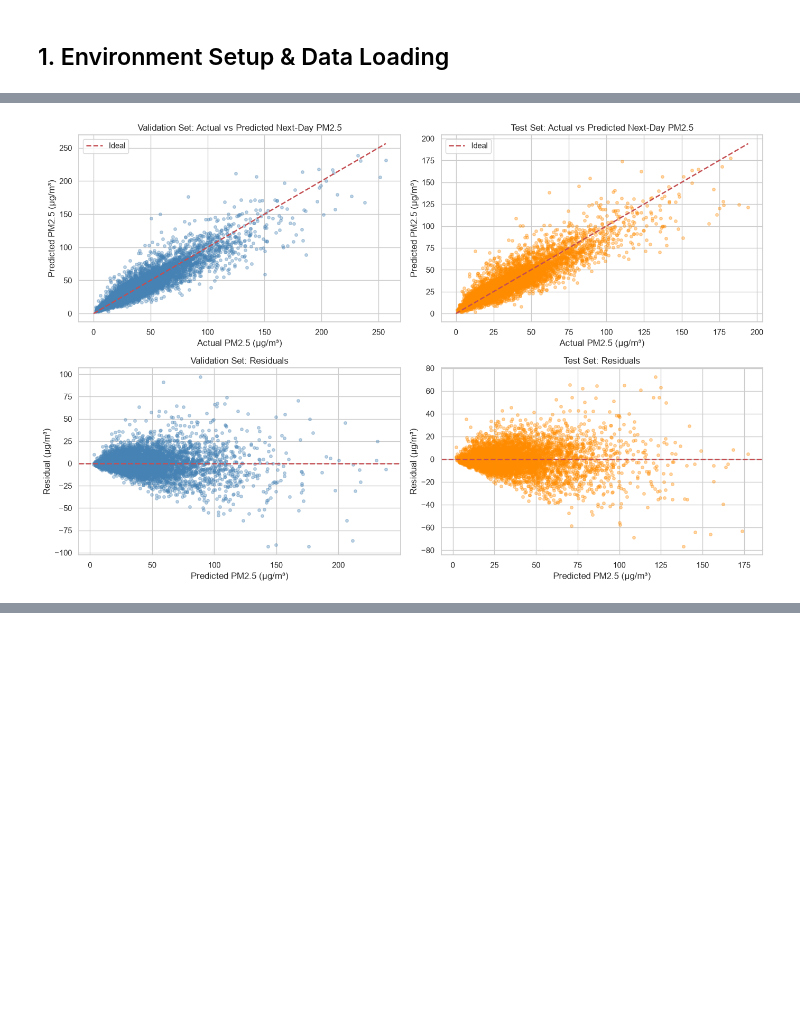
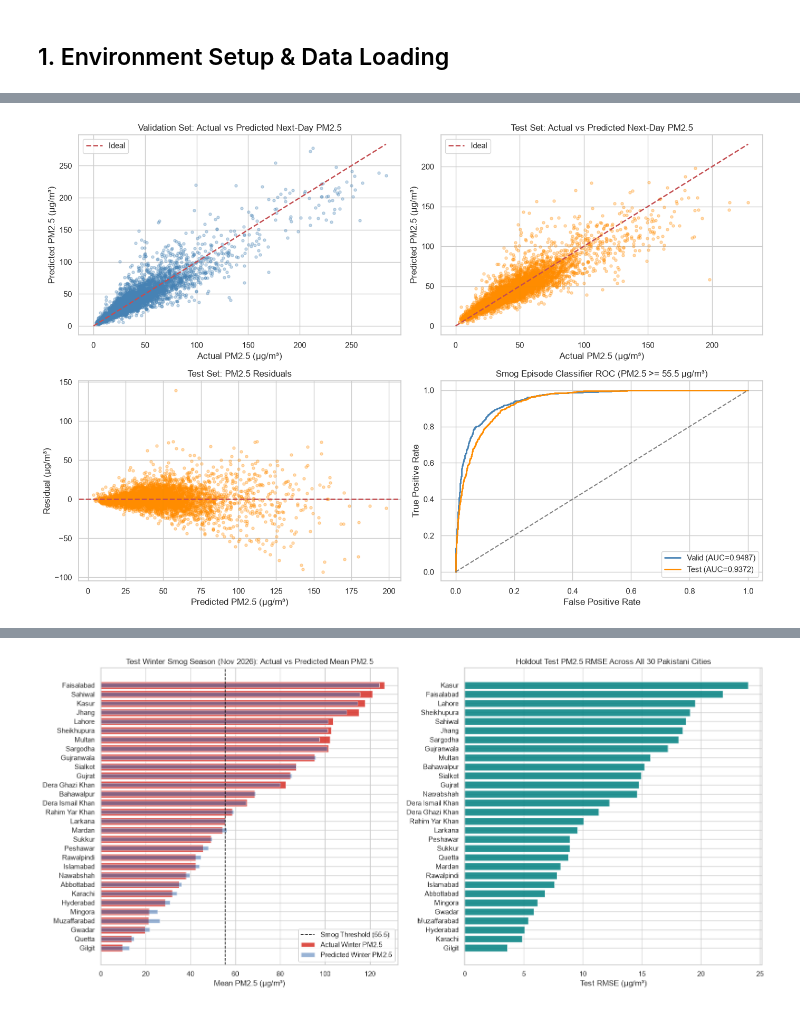
Before and after one commit to asteroidcrib729/urban-aqi-prediction, a Jupyter notebook: urban-aqi-prediction.ipynb, the cells around one changed output, grey strips where cells are left out. Cells and saved outputs as stored; diff of their text form; code cells hidden in the pictures; blank space fills up the shorter version.

```diff
--- a/urban-aqi-prediction.ipynb
+++ b/urban-aqi-prediction.ipynb
@@ -232,30 +313,77 @@ Saved trained model artifact -> model/air_quality_linear_regression_model.pkl
 # %%
-# Diagnostic plots: Actual vs Predicted and Residuals
-fig, axes = plt.subplots(2, 2, figsize=(14, 9))
+# Diagnostic plots: Validation & Test PM2.5 predictions, residuals, and Smog ROC curve
+fig, axes = plt.subplots(2, 2, figsize=(14, 9.5))
 
 for col_idx, (label, frame, preds, color) in enumerate([
     ('Validation Set', valid_df, pred_val, 'steelblue'),
     ('Test Set', test_df, pred_test, 'darkorange'),
 ]):
     y_true = frame['target_pm25']
-    residuals = y_true - preds
-
-    axes[0, col_idx].scatter(y_true, preds, alpha=0.35, s=16, color=color)
+    axes[0, col_idx].scatter(y_true, preds, alpha=0.30, s=14, color=color)
     lims = [0, max(y_true.max(), preds.max())]
     axes[0, col_idx].plot(lims, lims, color='r', linestyle='dashed', lw=1.8, label='Ideal')
     axes[0, col_idx].set_title(f'{label}: Actual vs Predicted Next-Day PM2.5')
     axes[0, col_idx].set_xlabel('Actual PM2.5 (µg/m³)')
     axes[0, col_idx].set_ylabel('Predicted PM2.5 (µg/m³)')
     axes[0, col_idx].legend()
 
-    axes[1, col_idx].scatter(preds, residuals, alpha=0.35, s=16, color=color)
-    axes[1, col_idx].axhline(0, color='r', linestyle='dashed', lw=1.8)
-    axes[1, col_idx].set_title(f'{label}: Residuals')
-    axes[1, col_idx].set_xlabel('Predicted PM2.5 (µg/m³)')
-    axes[1, col_idx].set_ylabel('Residual (µg/m³)')
+residuals_test = test_df['target_pm25'] - pred_test
+axes[1, 0].scatter(pred_test, residuals_test, alpha=0.30, s=14, color='darkorange')
+axes[1, 0].axhline(0, color='r', linestyle='dashed', lw=1.8)
+axes[1, 0].set_title('Test Set: PM2.5 Residuals')
+axes[1, 0].set_xlabel('Predicted PM2.5 (µg/m³)')
+axes[1, 0].set_ylabel('Residual (µg/m³)')
+
+fpr_v, tpr_v, _ = roc_curve(valid_df['target_smog_day'], prob_val)
+fpr_t, tpr_t, _ = roc_curve(test_df['target_smog_day'], prob_test)
+axes[1, 1].plot(fpr_v, tpr_v, lw=2, color='steelblue', label=f"Valid (AUC={roc_auc_score(valid_df['target_smog_day'], prob_val):.4f})")
+axes[1, 1].plot(fpr_t, tpr_t, lw=2, color='darkorange', label=f"Test (AUC={roc_auc_score(test_df['target_smog_day'], prob_test):.4f})")
+axes[1, 1].plot([0, 1], [0, 1], linestyle='dashed', color='gray')
+axes[1, 1].set_title(f'Smog Episode Classifier ROC (PM2.5 >= {SMOG_THRESHOLD_UGM3} µg/m³)')
+axes[1, 1].set_xlabel('False Positive Rate')
+axes[1, 1].set_ylabel('True Positive Rate')
+axes[1, 1].legend(loc='lower right')
 
 plt.tight_layout()
 fig.savefig('visualizations/model_evaluation.png', dpi=150, bbox_inches='tight')
 plt.show()
+
+# Per-city holdout performance & winter smog exposure summary across all 30 cities
+test_eval = test_df[['city', 'province', 'target_pm25', 'target_winter_season']].copy()
+test_eval['pred_pm25'] = pred_test
+test_eval['pred_smog_prob'] = prob_test
+
+city_metrics_rows = []
+for city_name, grp in test_eval.groupby('city'):
+    w_grp = grp[grp['target_winter_season'] == 1]
+    city_metrics_rows.append({
+        'City': str(city_name),
+        'Province': str(grp['province'].iloc[0]),
+        'Test_RMSE': round(sqrt(mean_squared_error(grp['target_pm25'], grp['pred_pm25'])), 2),
+        'Test_MAE': round(mean_absolute_error(grp['target_pm25'], grp['pred_pm25']), 2),
+        'Winter_Mean_Actual': round(float(w_grp['target_pm25'].mean()), 2),
+        'Winter_Mean_Pred': round(float(w_grp['pred_pm25'].mean()), 2),
+    })
+
+city_metrics_df = pd.DataFrame(city_metrics_rows).sort_values('Winter_Mean_Actual', ascending=False).reset_index(drop=True)
+display(city_metrics_df.head(15))
+
+fig, axes = plt.subplots(1, 2, figsize=(16, 7.5))
+sorted_cities = city_metrics_df.sort_values('Winter_Mean_Actual', ascending=True)
+axes[0].barh(sorted_cities['City'], sorted_cities['Winter_Mean_Actual'], color='#d73027', alpha=0.85, label='Actual Winter PM2.5')
+axes[0].barh(sorted_cities['City'], sorted_cities['Winter_Mean_Pred'], color='#4575b4', alpha=0.55, height=0.45, label='Predicted Winter PM2.5')
+axes[0].axvline(SMOG_THRESHOLD_UGM3, color='black', linestyle='dashed', linewidth=1.2, label='Smog Threshold (55.5)')
+axes[0].set_title('Test Winter Smog Season (Nov 2026): Actual vs Predicted Mean PM2.5')
+axes[0].set_xlabel('Mean PM2.5 (µg/m³)')
+axes[0].legend(loc='lower right')
+
+rmse_sorted = city_metrics_df.sort_values('Test_RMSE', ascending=True)
+axes[1].barh(rmse_sorted['City'], rmse_sorted['Test_RMSE'], color='teal', alpha=0.85)
+axes[1].set_title('Holdout Test PM2.5 RMSE Across All 30 Pakistani Cities')
+axes[1].set_xlabel('Test RMSE (µg/m³)')
+
+plt.tight_layout()
+fig.savefig('visualizations/winter_smog_city_ranking.png', dpi=150, bbox_inches='tight')
+plt.show()
 # %% [output]
-[figure, old version]
+[figure, new version]
@@ -262 +406,2 @@ plt.show()
+[figure, added]
 # %% [markdown]
```
Also changed, not shown: parts of 12 cells of this notebook, 17 other files.
